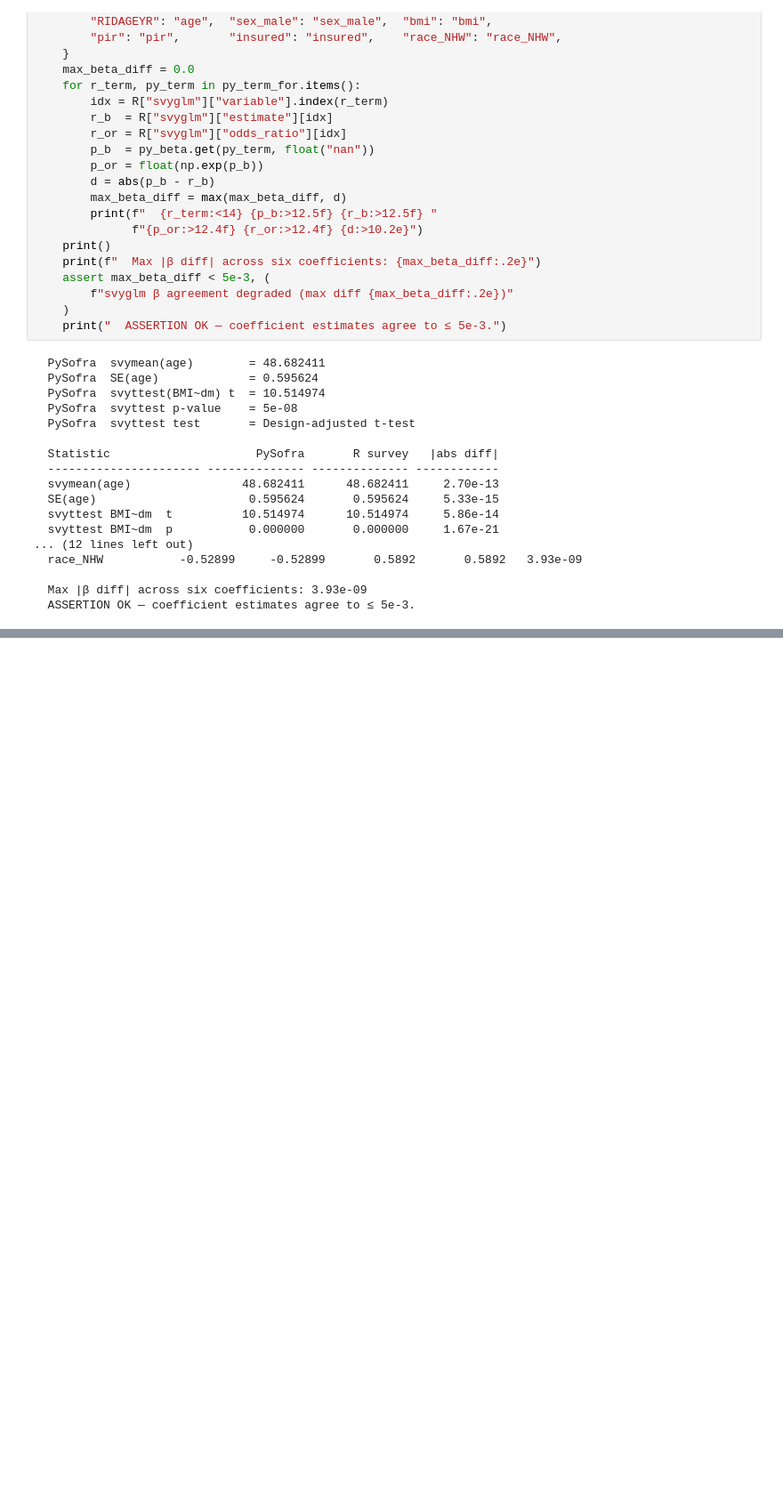
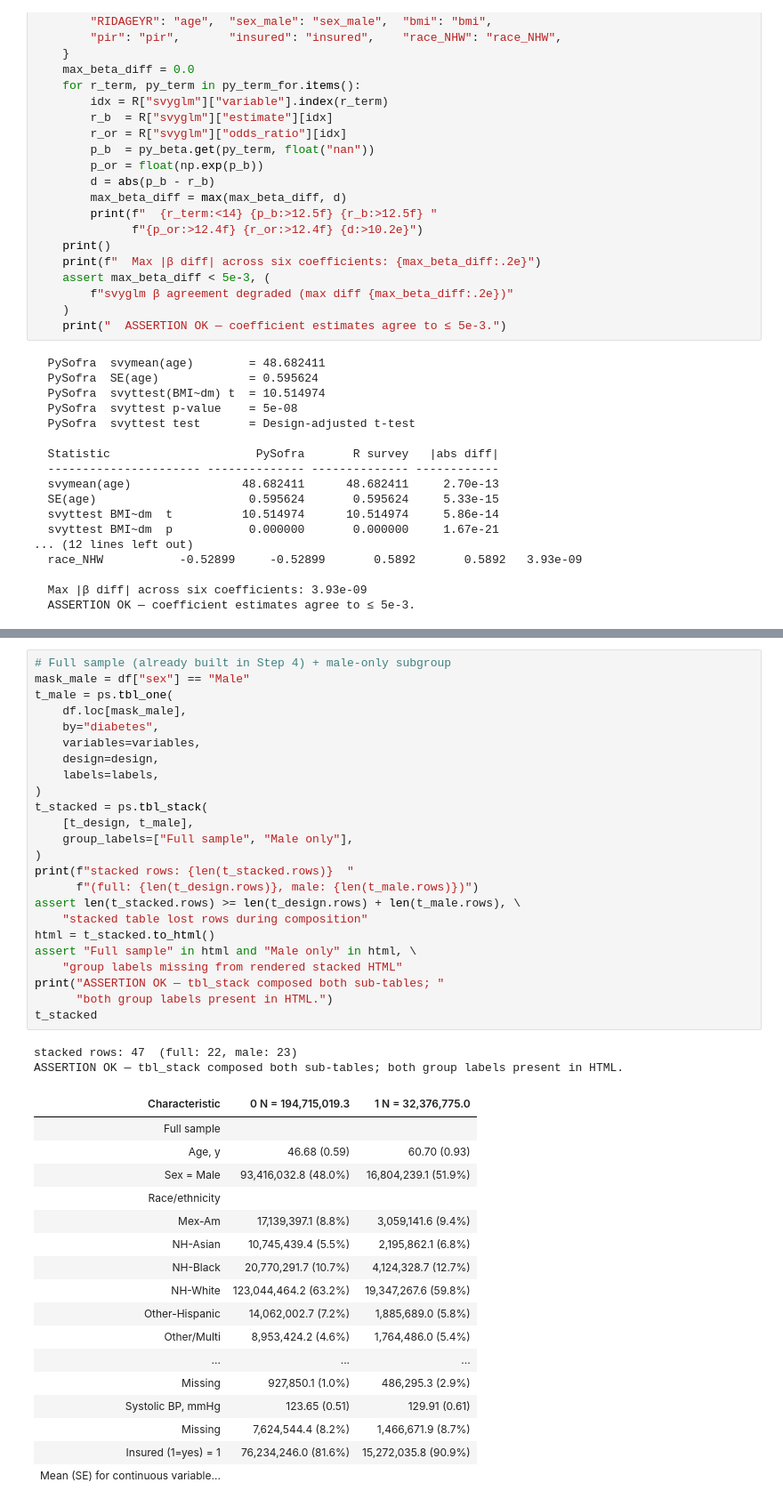
Before and after one commit to jturner-uofl/pysofra, a Jupyter notebook: examples/jss_case_study/jss_case_study.ipynb, the cells around one changed output, grey strips where cells are left out. Shown at 89% size. Cells and saved outputs as stored; diff of their text form; blank space fills up the shorter version.

```diff
--- a/examples/jss_case_study/jss_case_study.ipynb
+++ b/examples/jss_case_study/jss_case_study.ipynb
@@ -726,0 +843,44 @@ else:
+# %%
+# Full sample (already built in Step 4) + male-only subgroup
+mask_male = df["sex"] == "Male"
+t_male = ps.tbl_one(
+    df.loc[mask_male],
+    by="diabetes",
+    variables=variables,
+    design=design,
+    labels=labels,
+)
+t_stacked = ps.tbl_stack(
+    [t_design, t_male],
+    group_labels=["Full sample", "Male only"],
+)
+print(f"stacked rows: {len(t_stacked.rows)}  "
+      f"(full: {len(t_design.rows)}, male: {len(t_male.rows)})")
+assert len(t_stacked.rows) >= len(t_design.rows) + len(t_male.rows), \
+    "stacked table lost rows during composition"
+html = t_stacked.to_html()
+assert "Full sample" in html and "Male only" in html, \
+    "group labels missing from rendered stacked HTML"
+print("ASSERTION OK — tbl_stack composed both sub-tables; "
+      "both group labels present in HTML.")
+t_stacked
+# %% [output]
+stacked rows: 47  (full: 22, male: 23)
+ASSERTION OK — tbl_stack composed both sub-tables; both group labels present in HTML.
+| Characteristic | 0 N = 194,715,019.3 | 1 N = 32,376,775.0 |
+| Full sample |  |  |
+| Age, y | 46.68 (0.59) | 60.70 (0.93) |
+| Sex = Male | 93,416,032.8 (48.0%) | 16,804,239.1 (51.9%) |
+| Race/ethnicity |  |  |
+| Mex-Am | 17,139,397.1 (8.8%) | 3,059,141.6 (9.4%) |
+| NH-Asian | 10,745,439.4 (5.5%) | 2,195,862.1 (6.8%) |
+| NH-Black | 20,770,291.7 (10.7%) | 4,124,328.7 (12.7%) |
+| NH-White | 123,044,464.2 (63.2%) | 19,347,267.6 (59.8%) |
+| Other-Hispanic | 14,062,002.7 (7.2%) | 1,885,689.0 (5.8%) |
+| Other/Multi | 8,953,424.2 (4.6%) | 1,764,486.0 (5.4%) |
+| ... | ... | ... |
+| Missing | 927,850.1 (1.0%) | 486,295.3 (2.9%) |
+| Systolic BP, mmHg | 123.65 (0.51) | 129.91 (0.61) |
+| Missing | 7,624,544.4 (8.2%) | 1,466,671.9 (8.7%) |
+| Insured (1=yes) = 1 | 76,234,246.0 (81.6%) | 15,272,035.8 (90.9%) |
+| Mean (SE) for continuous variable... |  |  |
```
Also changed, not shown: parts of 12 cells of this notebook, 3 other files.
